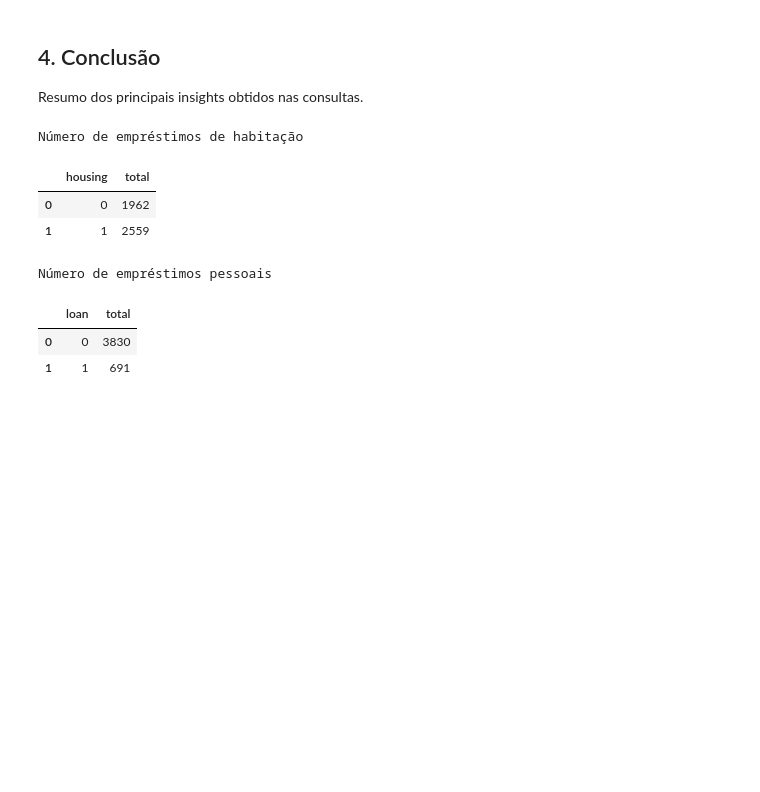
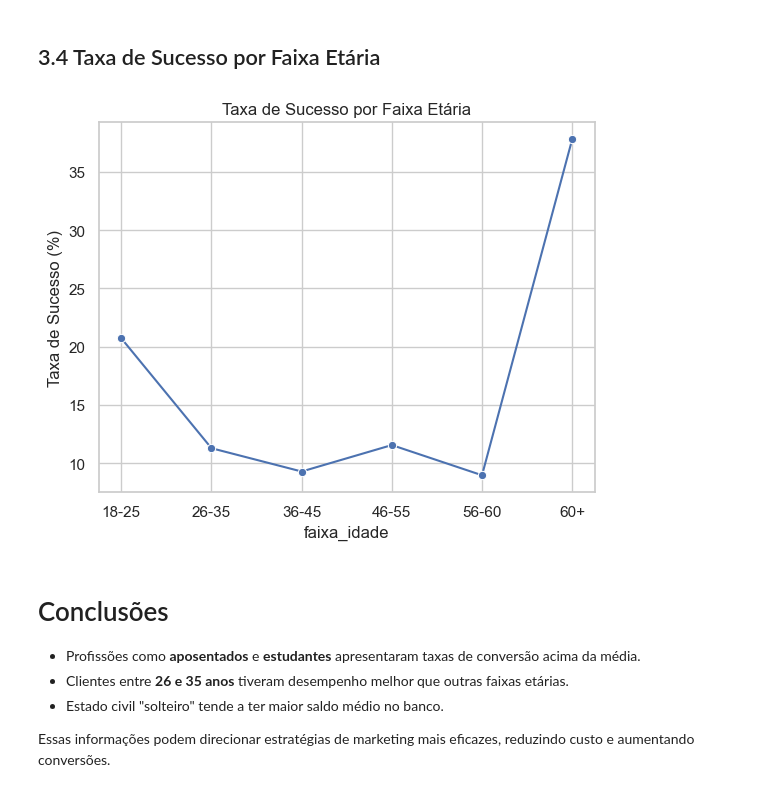
Before and after one commit to Lincoln-M-Oliveira/analise-banco, a Jupyter notebook: bank_analise.ipynb, the cells around one changed output. Saved outputs shown, nothing was run; the diff lists cells and outputs as text; code cells hidden in the pictures; blank space fills up the shorter version.

```diff
--- a/bank_analise.ipynb
+++ b/bank_analise.ipynb
@@ -74,29 +110,34 @@ Média de saldo por estado civil:
+# %% [markdown]
+## 3.4 Taxa de Sucesso por Faixa Etária
+# %%
+q4 = run_query("""
+SELECT
+    CASE
+        WHEN age BETWEEN 18 AND 25 THEN '18-25'
+        WHEN age BETWEEN 26 AND 35 THEN '26-35'
+        WHEN age BETWEEN 36 AND 45 THEN '36-45'
+        WHEN age BETWEEN 46 AND 55 THEN '46-55'
+        WHEN age BETWEEN 56 AND 60 THEN '56-60'
+        ELSE '60+'
+    END AS faixa_idade,
+    ROUND(AVG(y) * 100, 2) AS taxa_sucesso
+FROM bank
+GROUP BY faixa_idade
+ORDER BY faixa_idade;
+""")
+
+sns.lineplot(x='faixa_idade', y='taxa_sucesso', data=q4, marker='o')
+plt.title('Taxa de Sucesso por Faixa Etária')
+plt.ylabel('Taxa de Sucesso (%)')
+plt.savefig('imagens/sucesso_idade.png', bbox_inches='tight')
+plt.show()
+# %% [output]
+[figure, added]
 # %% [markdown]
-## 4. Conclusão
-Resumo dos principais insights obtidos nas consultas.
+# Conclusões
+
+- Profissões como **aposentados** e **estudantes** apresentaram taxas de conversão acima da média.
+- Clientes entre **26 e 35 anos** tiveram desempenho melhor que outras faixas etárias.
+- Estado civil "solteiro" tende a ter maior saldo médio no banco.
+
+Essas informações podem direcionar estratégias de marketing mais eficazes, reduzindo custo e aumentando conversões.
-# %%
-q3 = run_query("""
-SELECT housing, COUNT(*) AS total
-FROM bank
-GROUP BY housing;
-""")
-
-q4 = run_query("""
-SELECT loan, COUNT(*) AS total
-from bank
-GROUP BY loan;
-               """)
-
-print("Número de empréstimos de habitação")
-display(q3)
-print("Número de empréstimos pessoais")
-display(q4)
-# %% [output]
-Número de empréstimos de habitação
-|  | housing | total |
-| 0 | 0 | 1962 |
-| 1 | 1 | 2559 |
-Número de empréstimos pessoais
-|  | loan | total |
-| 0 | 0 | 3830 |
-| 1 | 1 | 691 |
```
Also changed, not shown: parts of 17 cells of this notebook.
